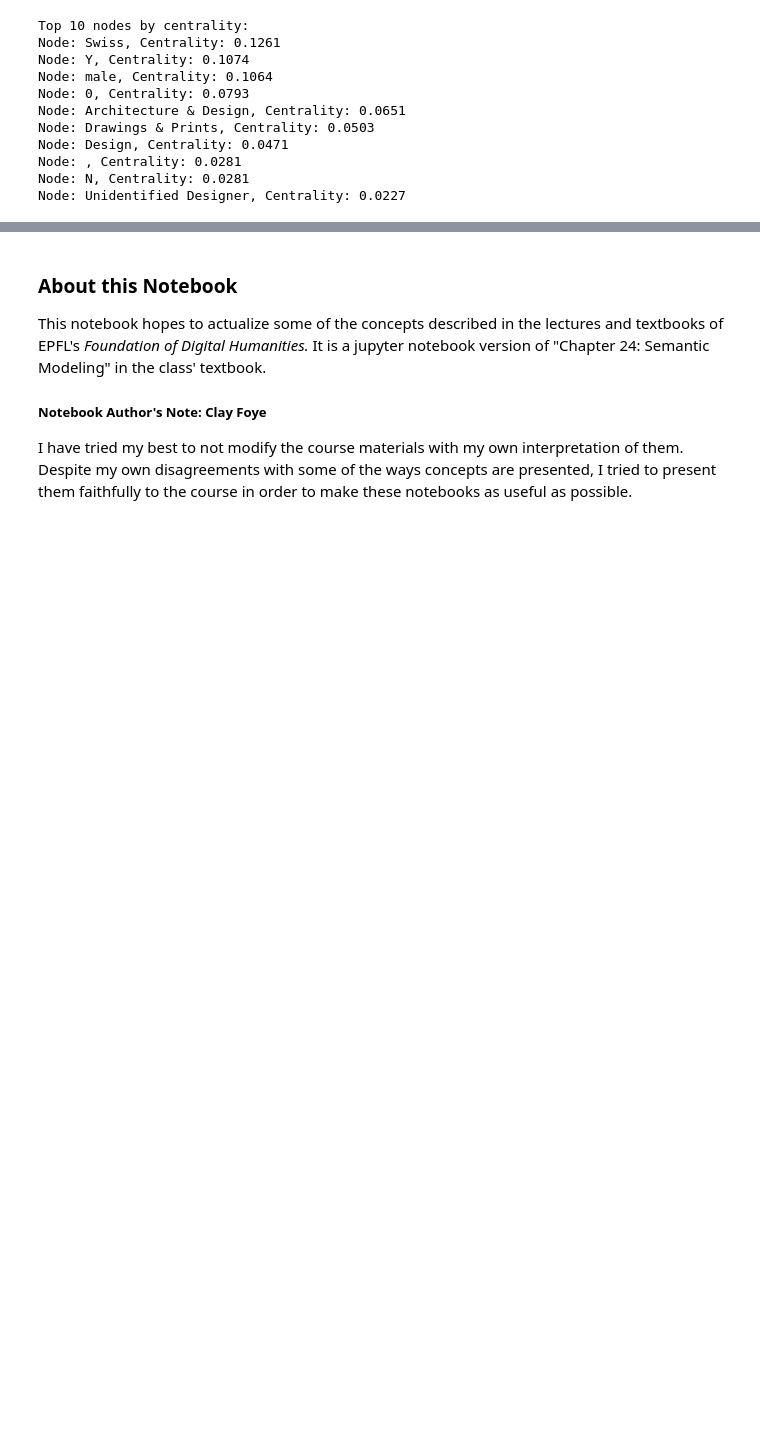
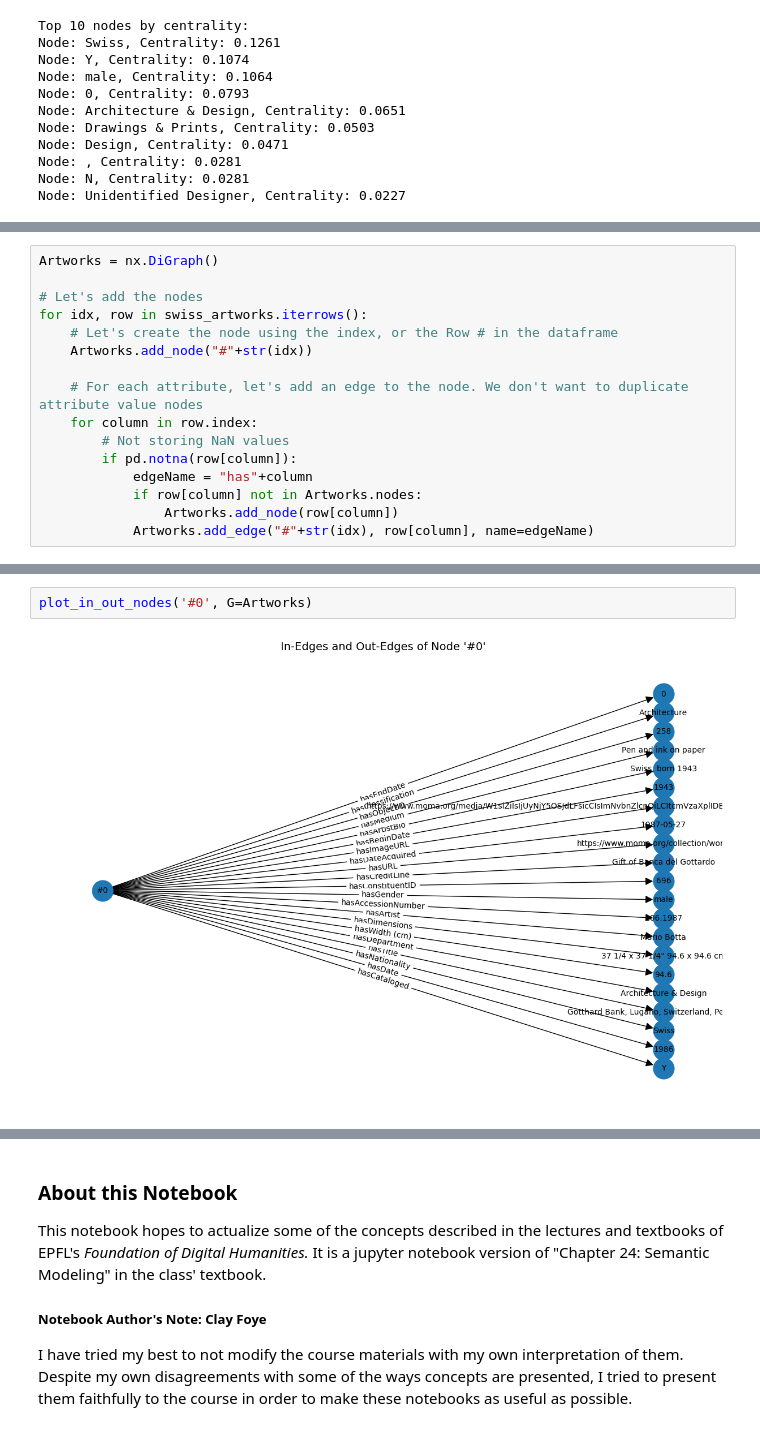
Before and after one commit to ccpfoye/FDH_Notebooks, a Jupyter notebook: Notebooks/Part 3: Knowledge/SemanticModeling.ipynb, the cells around one changed output, grey strips where cells are left out. Drawn from its saved outputs; the diff is of its cells as text; blank space fills up the shorter version.

```diff
--- a/Notebooks/Part 3: Knowledge/SemanticModeling.ipynb
+++ b/Notebooks/Part 3: Knowledge/SemanticModeling.ipynb
@@ -288,0 +340,16 @@ Some of these attributes are remnants of bookkeeping, such as Y and N, but other
+# %%
+Artworks = nx.DiGraph()
+
+# Let's add the nodes
+for idx, row in swiss_artworks.iterrows():
+    # Let's create the node using the index, or the Row # in the dataframe
+    Artworks.add_node("#"+str(idx))
+
+    # For each attribute, let's add an edge to the node. We don't want to duplicate attribute value nodes
+    for column in row.index:
+        # Not storing NaN values
+        if pd.notna(row[column]):
+            edgeName = "has"+column
+            if row[column] not in Artworks.nodes:
+                Artworks.add_node(row[column])
+            Artworks.add_edge("#"+str(idx), row[column], name=edgeName)
@@ -288,0 +376,4 @@ Some of these attributes are remnants of bookkeeping, such as Y and N, but other
+# %%
+plot_in_out_nodes('#0', G=Artworks)
+# %% [output]
+[figure, added]
```
Also changed, not shown: parts of 18 cells of this notebook.
